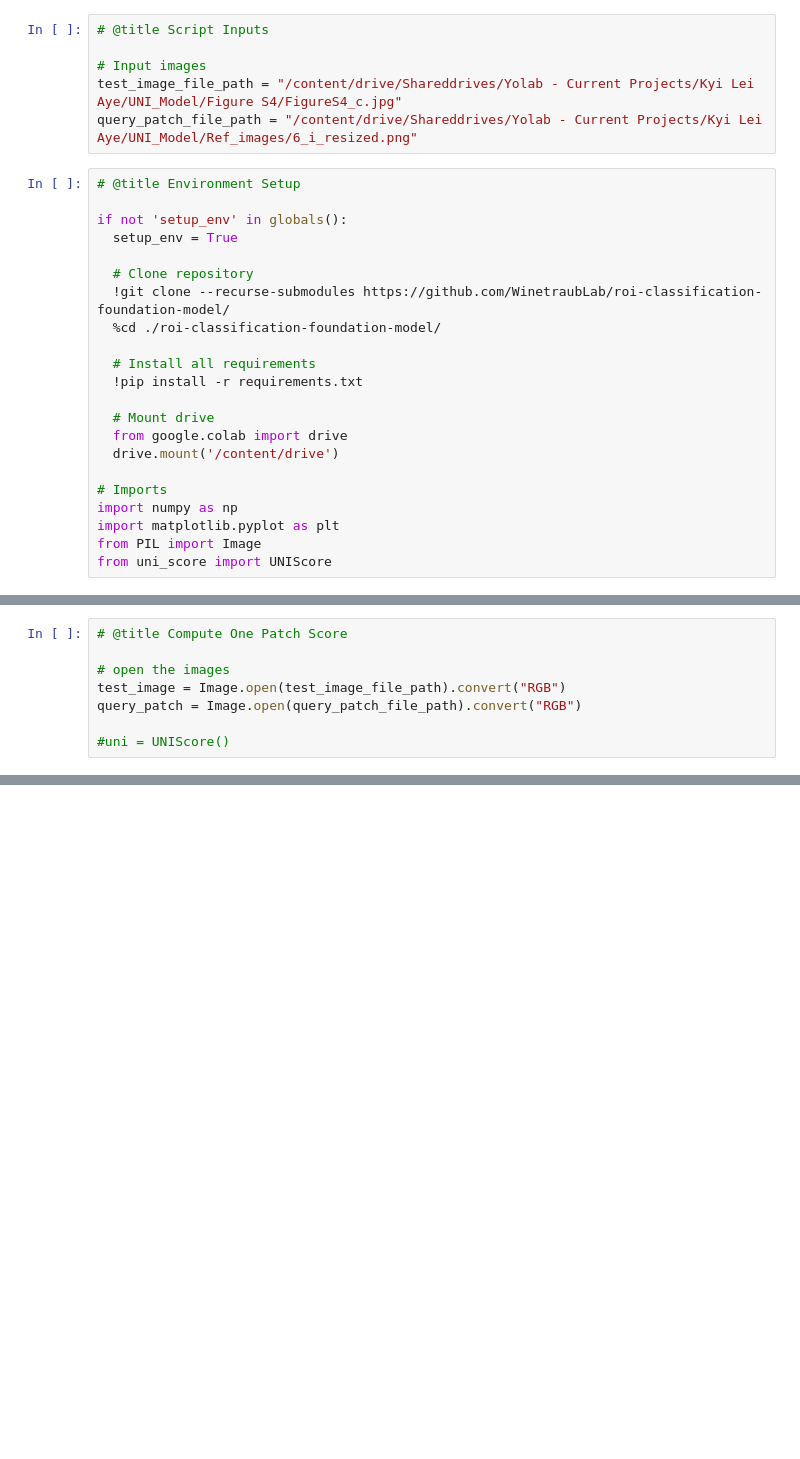
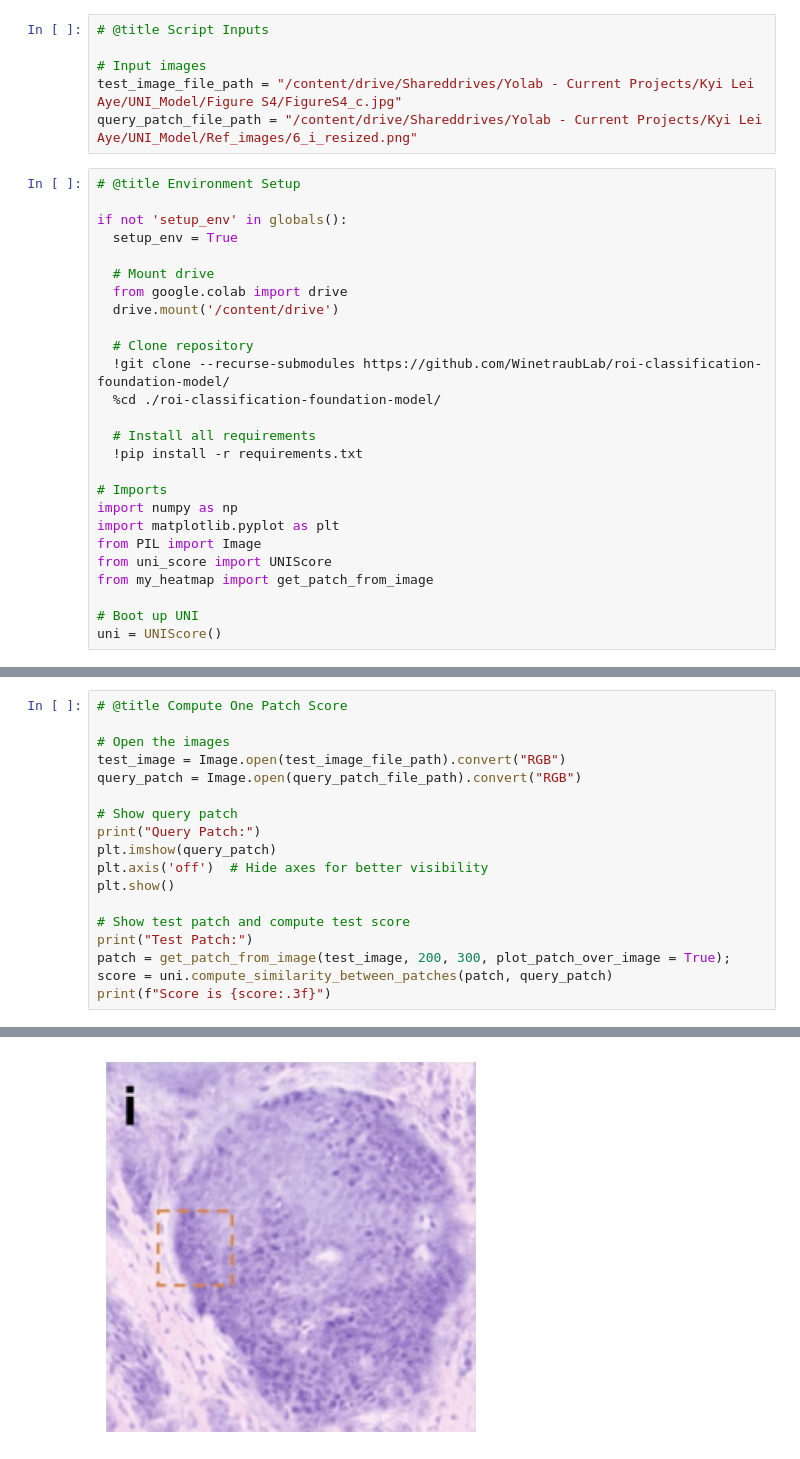
Before and after one commit to WinetraubLab/roi-classification-foundation-model, a Jupyter notebook: compute_uni_heatmap.ipynb, the cells around one changed output, grey strips where cells are left out. Saved outputs shown, nothing was run; the diff lists cells and outputs as text; blank space fills up the shorter version.

Commit message:
Compute score between query and test patches

```diff
--- a/compute_uni_heatmap.ipynb
+++ b/compute_uni_heatmap.ipynb
@@ -19,6 +21,10 @@ query_patch_file_path = "/content/drive/Shareddrives/Yolab - Current Projects/Ky
 
 if not 'setup_env' in globals():
   setup_env = True
+
+  # Mount drive
+  from google.colab import drive
+  drive.mount('/content/drive')
 
   # Clone repository
   !git clone --recurse-submodules https://github.com/WinetraubLab/roi-classification-foundation-model/
@@ -27,13 +33,13 @@ if not 'setup_env' in globals():
   # Install all requirements
   !pip install -r requirements.txt
 
-  # Mount drive
-  from google.colab import drive
-  drive.mount('/content/drive')
-
 # Imports
 import numpy as np
 import matplotlib.pyplot as plt
 from PIL import Image
 from uni_score import UNIScore
+from my_heatmap import get_patch_from_image
+
+# Boot up UNI
+uni = UNIScore()
 # %% [output]
@@ -57,8 +63,19 @@ Mounted at /content/drive
 # %%
 # @title Compute One Patch Score
 
-# open the images
+# Open the images
 test_image = Image.open(test_image_file_path).convert("RGB")
 query_patch = Image.open(query_patch_file_path).convert("RGB")
 
-#uni = UNIScore()
+# Show query patch
+print("Query Patch:")
+plt.imshow(query_patch)
+plt.axis('off')  # Hide axes for better visibility
+plt.show()
+
+# Show test patch and compute test score
+print("Test Patch:")
+patch = get_patch_from_image(test_image, 200, 300, plot_patch_over_image = True);
+score = uni.compute_similarity_between_patches(patch, query_patch)
+print(f"Score is {score:.3f}")
+# %% [output]
@@ -64,0 +83 @@ query_patch = Image.open(query_patch_file_path).convert("RGB")
+[figure, added]
```
Also changed, not shown: parts of 3 cells of this notebook.
